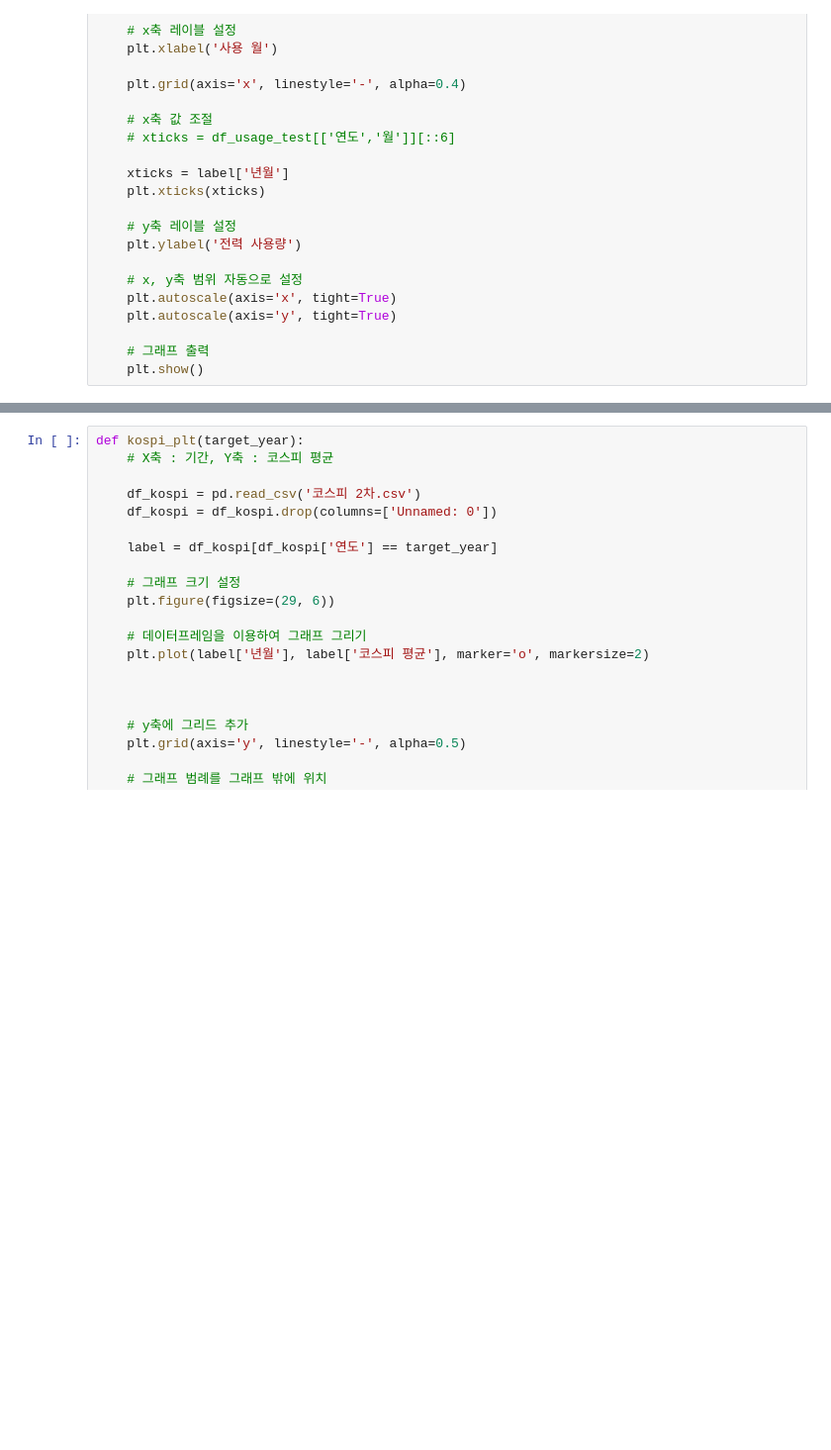
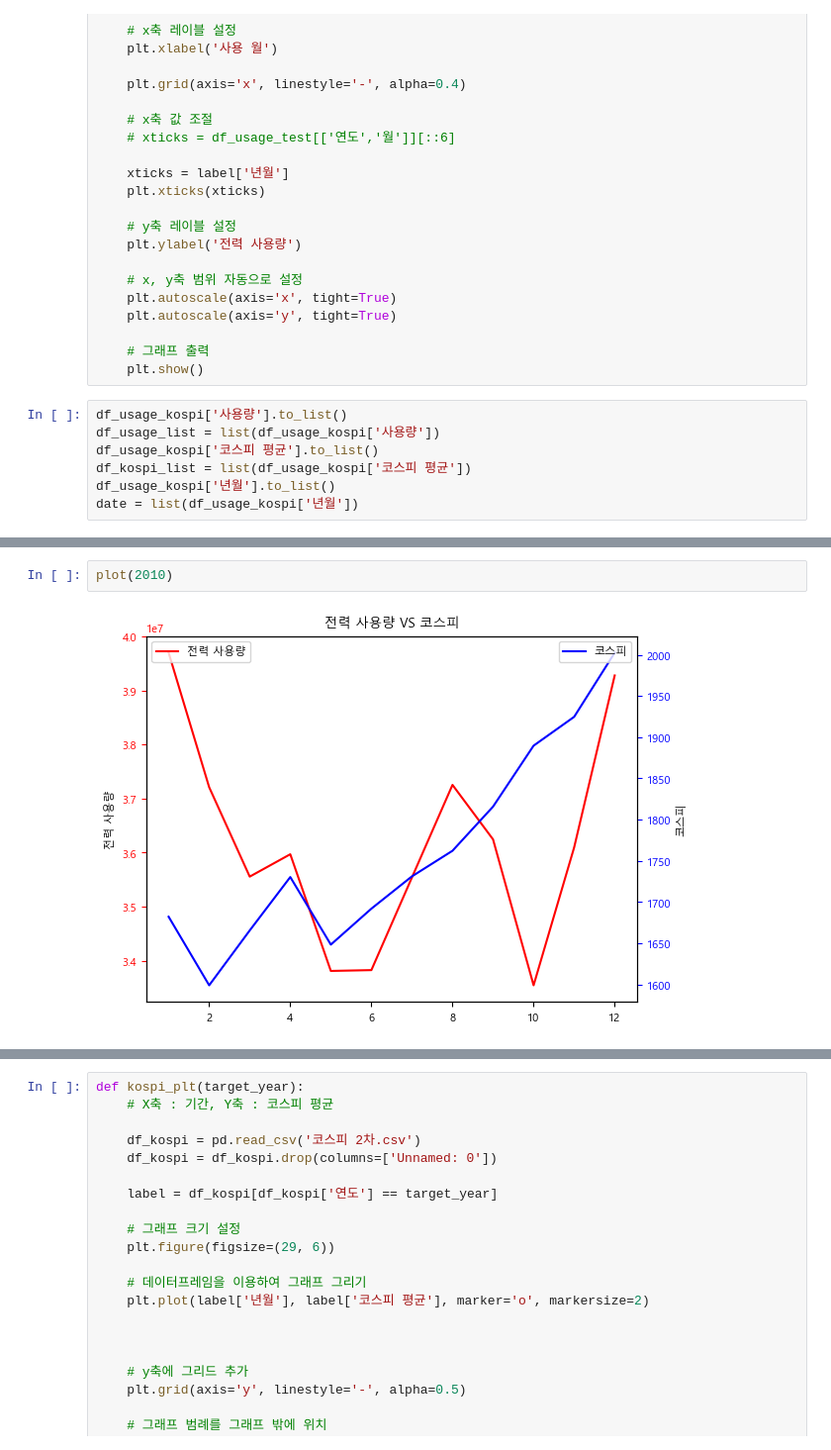
Before and after one commit to ThatHomr/project_2, a Jupyter notebook: project_2_file/z_ssh/data/전력 데이터/전력 데이터 시각화/전력_시각화_14차데이터.ipynb, the cells around one changed output, grey strips where cells are left out. Shown at 99% size. Saved outputs shown, nothing was run; the diff lists cells and outputs as text; blank space fills up the shorter version.

```diff
--- a/project_2_file/z_ssh/data/전력 데이터/전력 데이터 시각화/전력_시각화_14차데이터.ipynb
+++ b/project_2_file/z_ssh/data/전력 데이터/전력 데이터 시각화/전력_시각화_14차데이터.ipynb
@@ -174,3 +174,10 @@ def usage_plt(target_year):
 
     # 그래프 출력
     plt.show()
+# %%
+df_usage_kospi['사용량'].to_list()
+df_usage_list = list(df_usage_kospi['사용량'])
+df_usage_kospi['코스피 평균'].to_list()
+df_kospi_list = list(df_usage_kospi['코스피 평균'])
+df_usage_kospi['년월'].to_list()
+date = list(df_usage_kospi['년월'])
@@ -177 +232,5 @@ def usage_plt(target_year):
+# %%
+plot(2010)
+# %% [output]
+[figure, added]
 # %%
```
Also changed, not shown: parts of 4 cells of this notebook.
